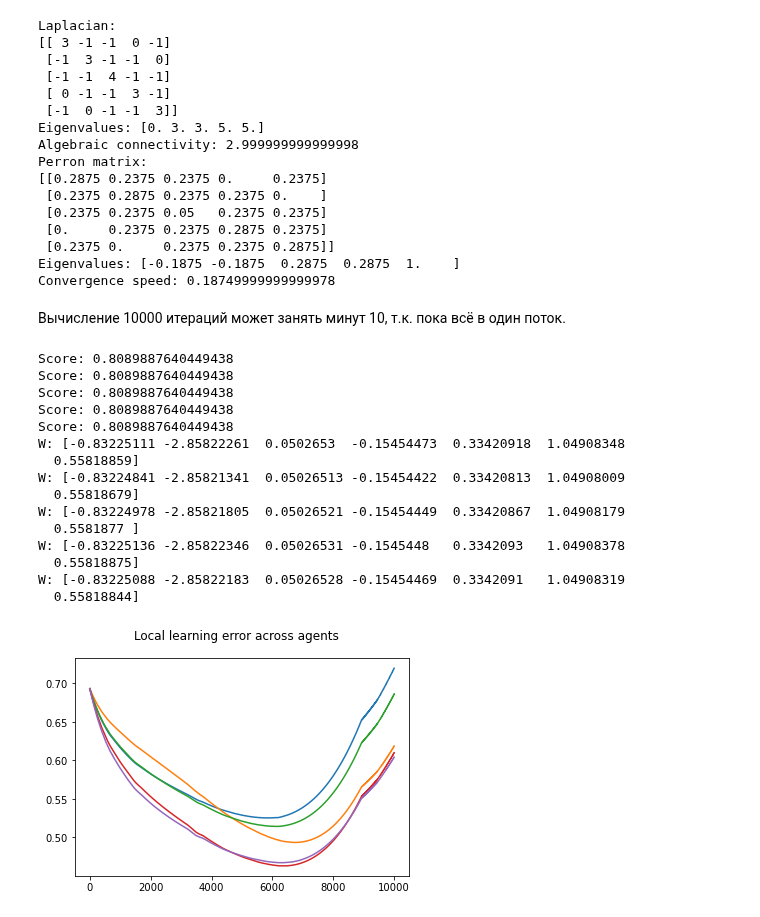
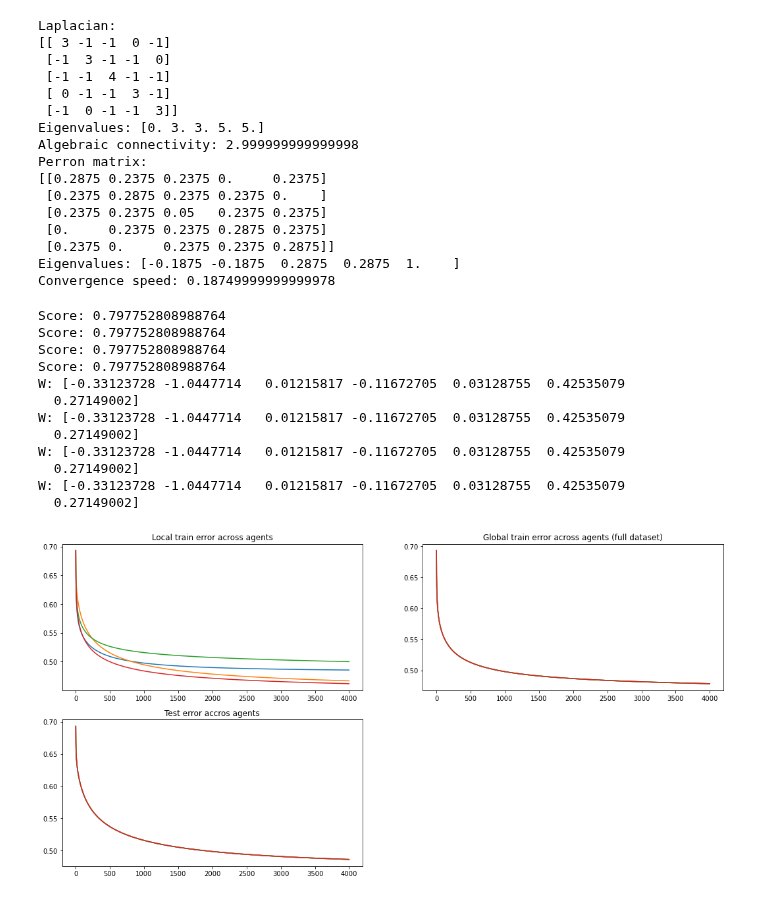
Before and after one commit to Malkovsky/distributed-learning, a Jupyter notebook: notebooks/Titanic Consensus GD test.ipynb, the cells around one changed output. Drawn from its saved outputs; the diff is of its cells as text; code cells hidden in the pictures.

```diff
--- a/notebooks/Titanic Consensus GD test.ipynb
+++ b/notebooks/Titanic Consensus GD test.ipynb
@@ -172,8 +172,6 @@ Perron matrix:
  [0.2375 0.     0.2375 0.2375 0.2875]]
 Eigenvalues: [-0.1875 -0.1875  0.2875  0.2875  1.    ]
 Convergence speed: 0.18749999999999978
-# %% [markdown]
-Вычисление 10000 итераций может занять минут 10, т.к. пока всё в один поток.
 # %%
 def sigmoid(x):
         return 1.0 / (1.0 + np.exp(-x))
@@ -181,34 +179,38 @@ def sigmoid(x):
 progress_info = {}
 
 async def learning_instance(X, y, agent, iterations=50000):
-    alpha = 5e-4
+    alpha = 1e-1
     tau = 1e-4
 
     w = np.zeros((X.shape[1]))
     errors = []
+    train_err, test_err = [], []
     for it in range(iterations):
         errors.append(tau / 2 * np.sum(w**2) +
                       -np.mean(np.log( sigmoid(y * (X @ w)) ) )
                      )
+        test_err.append(-np.mean(np.log( sigmoid(common_test_y * (common_test_X @ w)) )))
+        train_err.append(-np.mean(np.log( sigmoid(globy * (globX @ w)))))
         grad = -np.array([
             np.dot(y * sigmoid(- y * (X @ w)), X[:, j])
             for j in range(X.shape[1])
         ]) / X.shape[0] + tau * w
-        w -= alpha * grad
+        w -= alpha * np.power(it + 1, -0.5) * grad
         w = await agent.run_round(w, X.shape[0])
-        if it % 2000 == 0: alpha *= 0.99
         progress_info[agent.token] = (it + 1) / iterations
 
-    return w, errors[-1], errors
+    return w, errors[-1], errors, test_err, train_err
 
-async def run(topology, iterations=100, timeout=None, debug=False):
+async def run(topology, iterations=100, timeout=None, convergence_eps=1e-10, debug=False):
+    global progress_info
     dl_data = split_data(X, y, topology)
     consensus_shutdown = asyncio.Queue()
     consensus_network = ConsensusNetwork(topology, consensus_shutdown, debug=debug)
-    agents = [ConsensusAgent(token, convergence_eps=1e-5, debug=debug) for token in consensus_network.tokens]
+    agents = [ConsensusAgent(token, convergence_eps=convergence_eps, debug=debug) for token in consensus_network.tokens]
     for a in agents:
         consensus_network.register_agent(a)
 
+    progress_info = {}
     async def print_progress():
         from ipywidgets import IntProgress, FloatProgress, FloatText
         from IPython.display import display
@@ -230,11 +232,21 @@ async def run(topology, iterations=100, timeout=None, debug=False):
              ) for a in agents]
     asyncio.create_task(consensus_network.serve())
     best_ws = []
+    test_err = []
+    train_err = []
+
+    _, ((local_train_plt, global_train_plt), (test_plt, blank_)) = plt.subplots(2, 2, figsize=(18, 9))
+    blank_.axis('off')
+    local_train_plt.set_title('Local train error across agents')
+    global_train_plt.set_title('Global train error across agents (full dataset)')
+    test_plt.set_title('Test error across agents')
     for coro in asyncio.as_completed(tasks):
-        best_w, best_err, errors = await coro
+        best_w, best_err, errors, test_err, train_err = await coro
         best_ws.append(best_w)
-        plt.plot([i for i in range(len(errors))], errors)
-    plt.suptitle('Local learning error across agents')
+        local_train_plt.plot([i for i in range(len(errors))], errors)
+        global_train_plt.plot([i for i in range(len(train_err))], train_err)
+        test_plt.plot([i for i in range(len(test_err))], test_err)
+
     progress_task.cancel()
 
     for w in best_ws:
@@ -243,22 +255,24 @@ async def run(topology, iterations=100, timeout=None, debug=False):
 
     for w in best_ws:
         print(f'W: {w}')
-
-await run(topology_grid_5, 10000)
-# %% [output]
-Score: 0.8089887640449438
-Score: 0.8089887640449438
-Score: 0.8089887640449438
-Score: 0.8089887640449438
-Score: 0.8089887640449438
-W: [-0.83225111 -2.85822261  0.0502653  -0.15454473  0.33420918  1.04908348
-  0.55818859]
-W: [-0.83224841 -2.85821341  0.05026513 -0.15454422  0.33420813  1.04908009
-  0.55818679]
-W: [-0.83224978 -2.85821805  0.05026521 -0.15454449  0.33420867  1.04908179
-  0.5581877 ]
-W: [-0.83225136 -2.85822346  0.05026531 -0.1545448   0.3342093   1.04908378
-  0.55818875]
-W: [-0.83225088 -2.85822183  0.05026528 -0.15454469  0.3342091   1.04908319
-  0.55818844]
-[figure, removed]
+# %%
+# K_4
+await run([
+    (0, 1), (0, 2), (0, 3),
+            (1, 2), (1, 3),
+                    (2, 3)
+], 4000)
+# %% [output]
+Score: 0.797752808988764
+Score: 0.797752808988764
+Score: 0.797752808988764
+Score: 0.797752808988764
+W: [-0.33123728 -1.0447714   0.01215817 -0.11672705  0.03128755  0.42535079
+  0.27149002]
+W: [-0.33123728 -1.0447714   0.01215817 -0.11672705  0.03128755  0.42535079
+  0.27149002]
+W: [-0.33123728 -1.0447714   0.01215817 -0.11672705  0.03128755  0.42535079
+  0.27149002]
+W: [-0.33123728 -1.0447714   0.01215817 -0.11672705  0.03128755  0.42535079
+  0.27149002]
+[figure, added]
```
Also changed, not shown: parts of 14 cells of this notebook, 1 other file.
